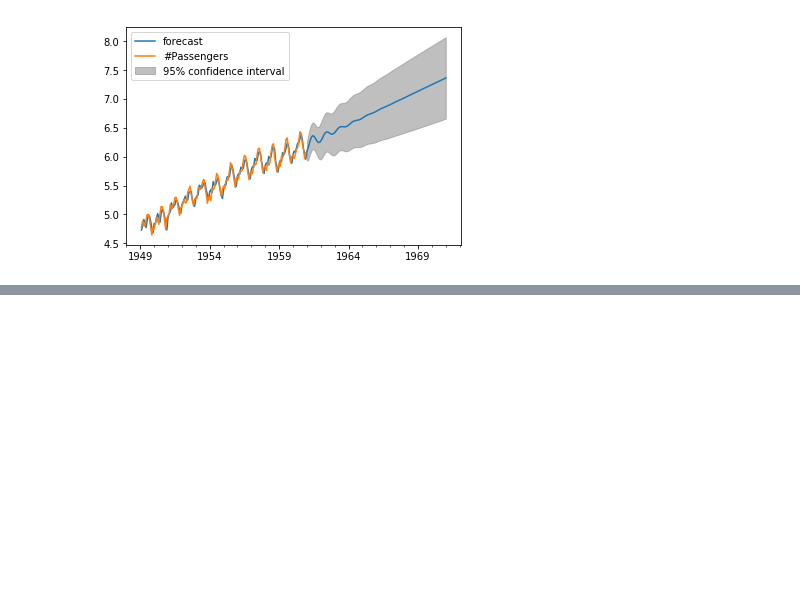
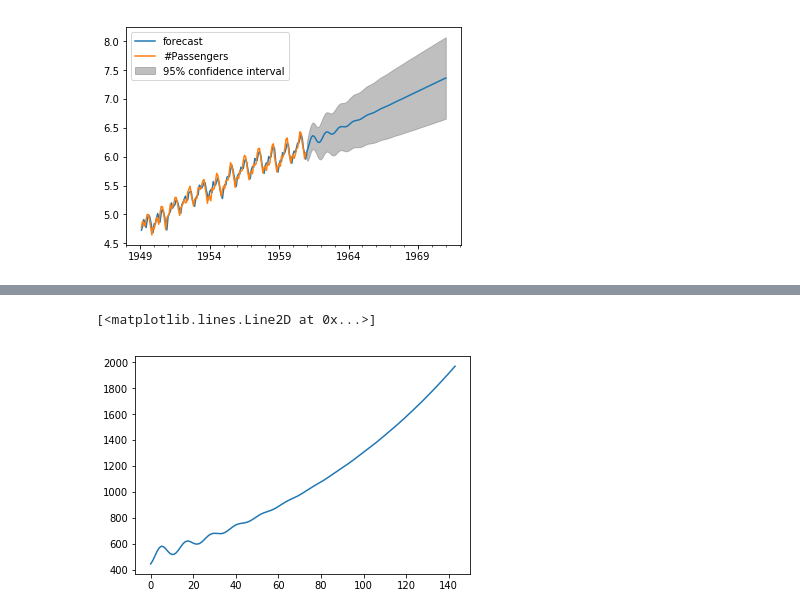
Before and after one commit to aishwaryaprabhat/machine_learning_essentials, a Jupyter notebook: time_series_forecasting/TSF.ipynb, the cells around one changed output, grey strips where cells are left out. Drawn from its saved outputs; the diff is of its cells as text; code cells hidden in the pictures; blank space fills up the shorter version.

Commit message:
Pushing time forecasting example

```diff
--- a/time_series_forecasting/Untitled.ipynb
+++ b/time_series_forecasting/TSF.ipynb
@@ -355,4 +375,4 @@ results_ARIMA.plot_predict(1,264)
 [figure]
 [figure]
 # %%
-x = results_ARIMA.forecast(steps=120)
+x = results_ARIMA.forecast(144)
@@ -378,0 +379,3 @@ x
+# %%
+x = np.exp(x[0])
+x
@@ -378,0 +405,7 @@ x
+# %%
+x = pd.Series(x,copy=True)
+# %%
+plt.plot(x)
+# %% [output]
+[<matplotlib.lines.Line2D at 0x...>]
+[figure, added]
```
Also changed, not shown: parts of 5 cells of this notebook, 3 other files.
